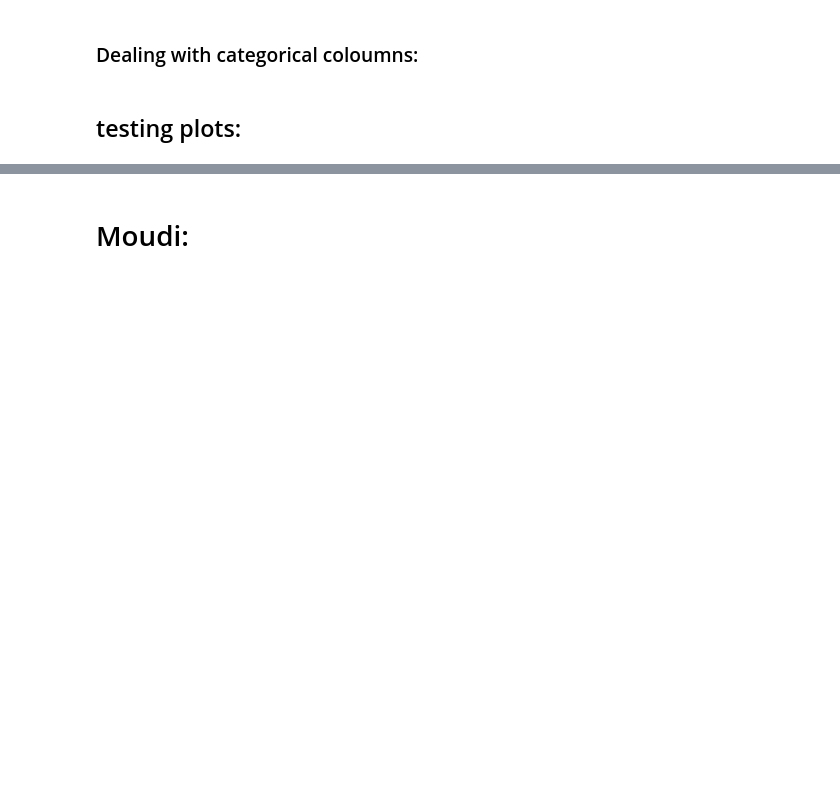
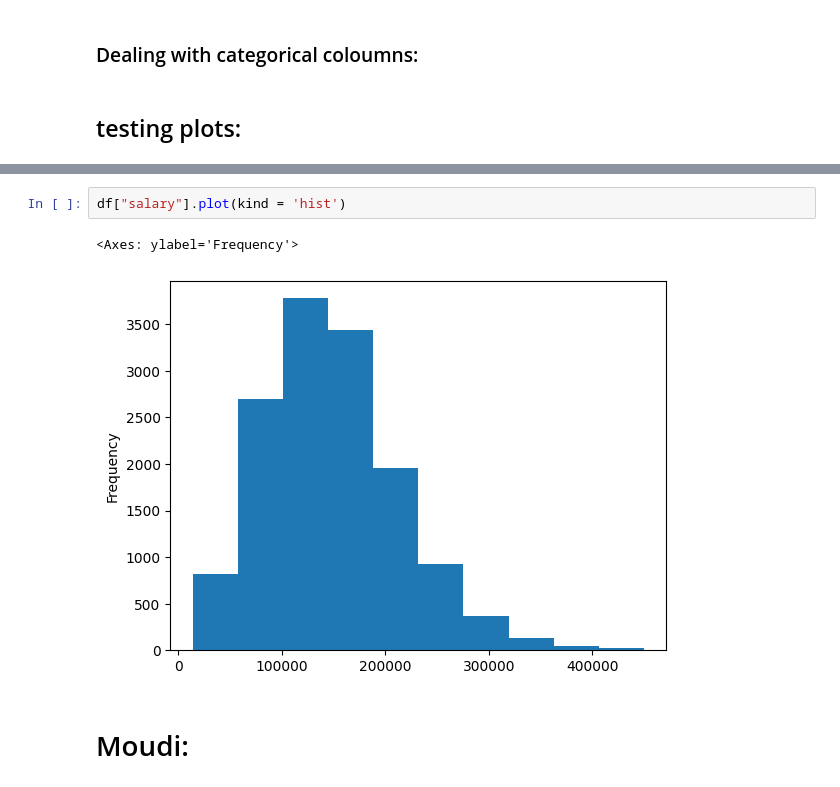
Before and after one commit to Adamixa/Data_field_job_analysis, a Jupyter notebook: notebook.ipynb, the cells around one changed output, grey strips where cells are left out. Cells and saved outputs as stored; diff of their text form; blank space fills up the shorter version.

```diff
--- a/notebook.ipynb
+++ b/notebook.ipynb
@@ -142,2 +144,7 @@ df["work_year"].plot(kind = 'hist')
+# %%
+df["salary"].plot(kind = 'hist')
+# %% [output]
+<Axes: ylabel='Frequency'>
+[figure, added]
 # %% [markdown]
 # Moudi:
```
Also changed, not shown: parts of 5 cells of this notebook.
